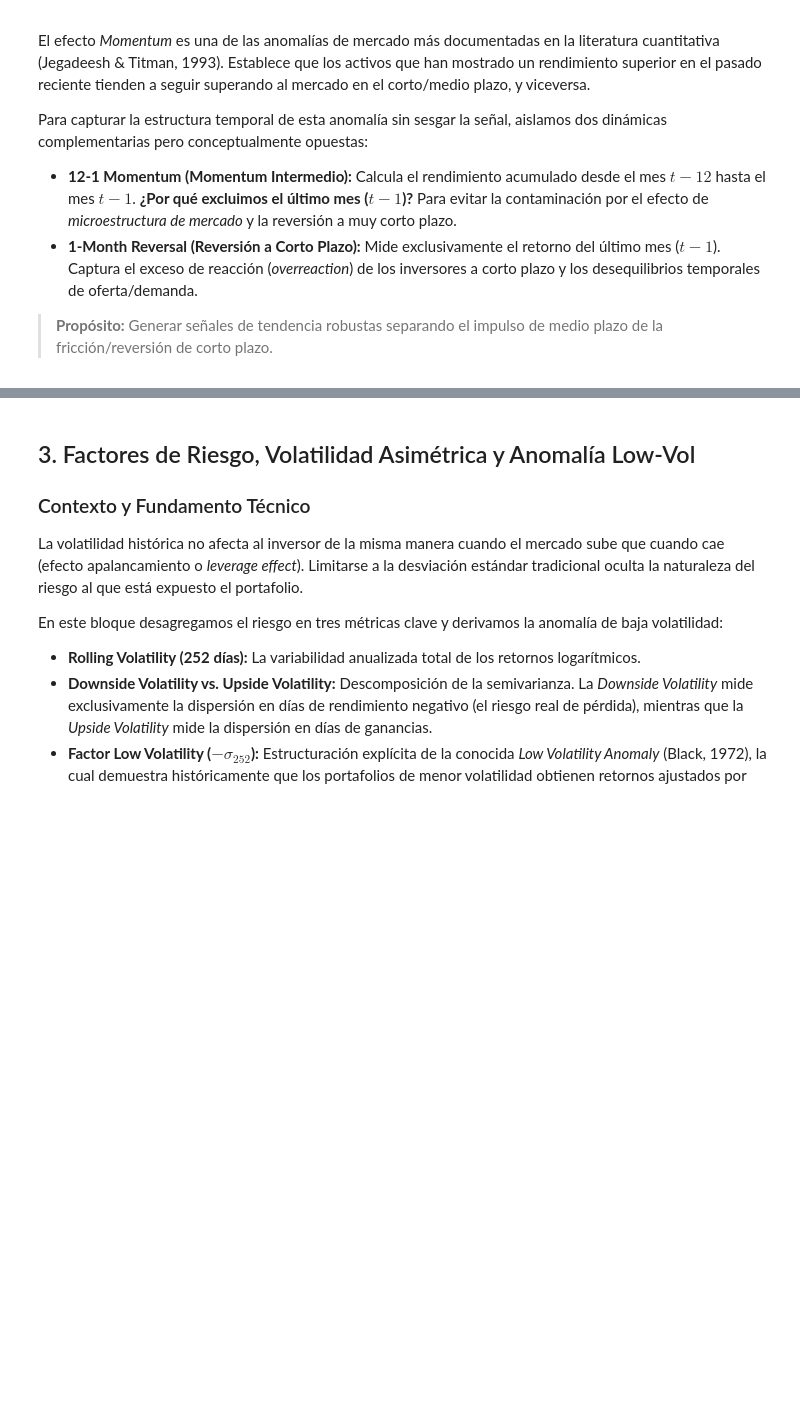
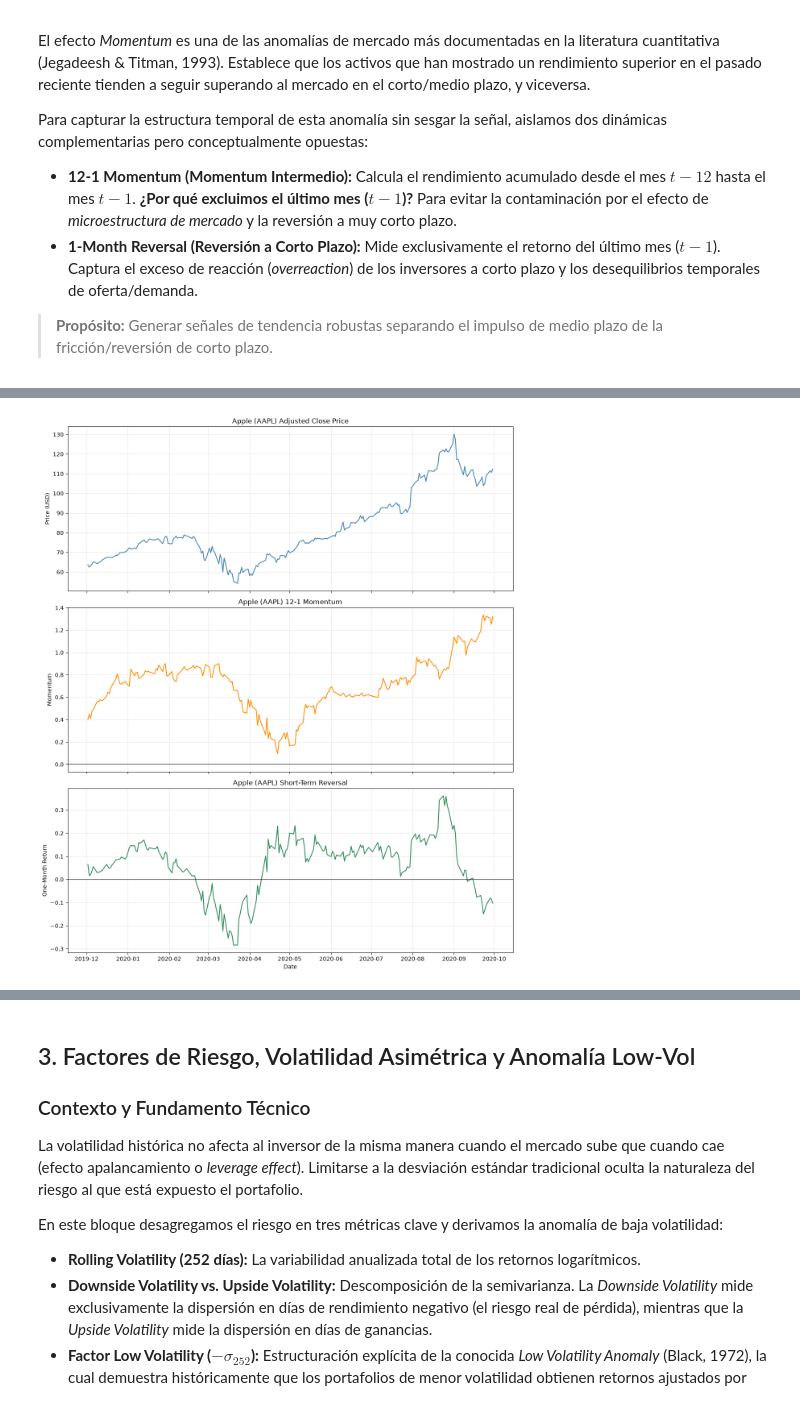
Before and after one commit to PalaciosDaniel/quant-portfolio-project, a Jupyter notebook: notebooks/03_feature_engineering.ipynb, the cells around one changed output, grey strips where cells are left out. Cells and saved outputs as stored; diff of their text form; code cells hidden in the pictures; blank space fills up the shorter version.

Commit message:
feat: implement 12-1 momentum factor and 1m reversal signals with sanity checks

```diff
--- a/notebooks/03_feature_engineering.ipynb
+++ b/notebooks/03_feature_engineering.ipynb
@@ -51,0 +66,52 @@ Para capturar la estructura temporal de esta anomalía sin sesgar la señal, ais
+# %%
+import pandas as pd
+import matplotlib.pyplot as plt
+
+# Ensure that the date index has datetime format
+prices.index = pd.to_datetime(prices.index)
+
+# Calculate features using the complete price history
+aapl_adj_close = prices["Adj Close"]["AAPL"]
+
+momentum_12_1 = compute_12_1_momentum(prices)
+aapl_momentum = momentum_12_1["AAPL"]
+
+short_term_reversal = compute_short_term_reversal(prices)
+aapl_reversal = short_term_reversal["AAPL"]
+
+# Select the period to visualize
+start_date = "2019-12-01"
+end_date = "2020-09-30"
+
+aapl_adj_close = aapl_adj_close.loc[start_date:end_date]
+aapl_momentum = aapl_momentum.loc[start_date:end_date]
+aapl_reversal = aapl_reversal.loc[start_date:end_date]
+
+# Create three vertically stacked charts
+fig, ax = plt.subplots(3, 1, figsize=(12, 14), sharex=True)
+
+# Chart 1: Adjusted Close price
+ax[0].plot(aapl_adj_close.index, aapl_adj_close, color="steelblue")
+ax[0].set_title("Apple (AAPL) Adjusted Close Price")
+ax[0].set_ylabel("Price (USD)")
+ax[0].grid(True, alpha=0.3)
+
+# Chart 2: 12-1 momentum
+ax[1].plot(aapl_momentum.index, aapl_momentum, color="darkorange")
+ax[1].axhline(0, color="black", linewidth=0.8)
+ax[1].set_title("Apple (AAPL) 12-1 Momentum")
+ax[1].set_ylabel("Momentum")
+ax[1].grid(True, alpha=0.3)
+
+# Chart 3: Short-term reversal
+ax[2].plot(aapl_reversal.index, aapl_reversal, color="seagreen")
+ax[2].axhline(0, color="black", linewidth=0.8)
+ax[2].set_title("Apple (AAPL) Short-Term Reversal")
+ax[2].set_xlabel("Date")
+ax[2].set_ylabel("One-Month Return")
+ax[2].grid(True, alpha=0.3)
+
+plt.tight_layout()
+plt.show()
+# %% [output]
+[figure, added]
```
Also changed, not shown: parts of 5 cells of this notebook, 2 other files.
